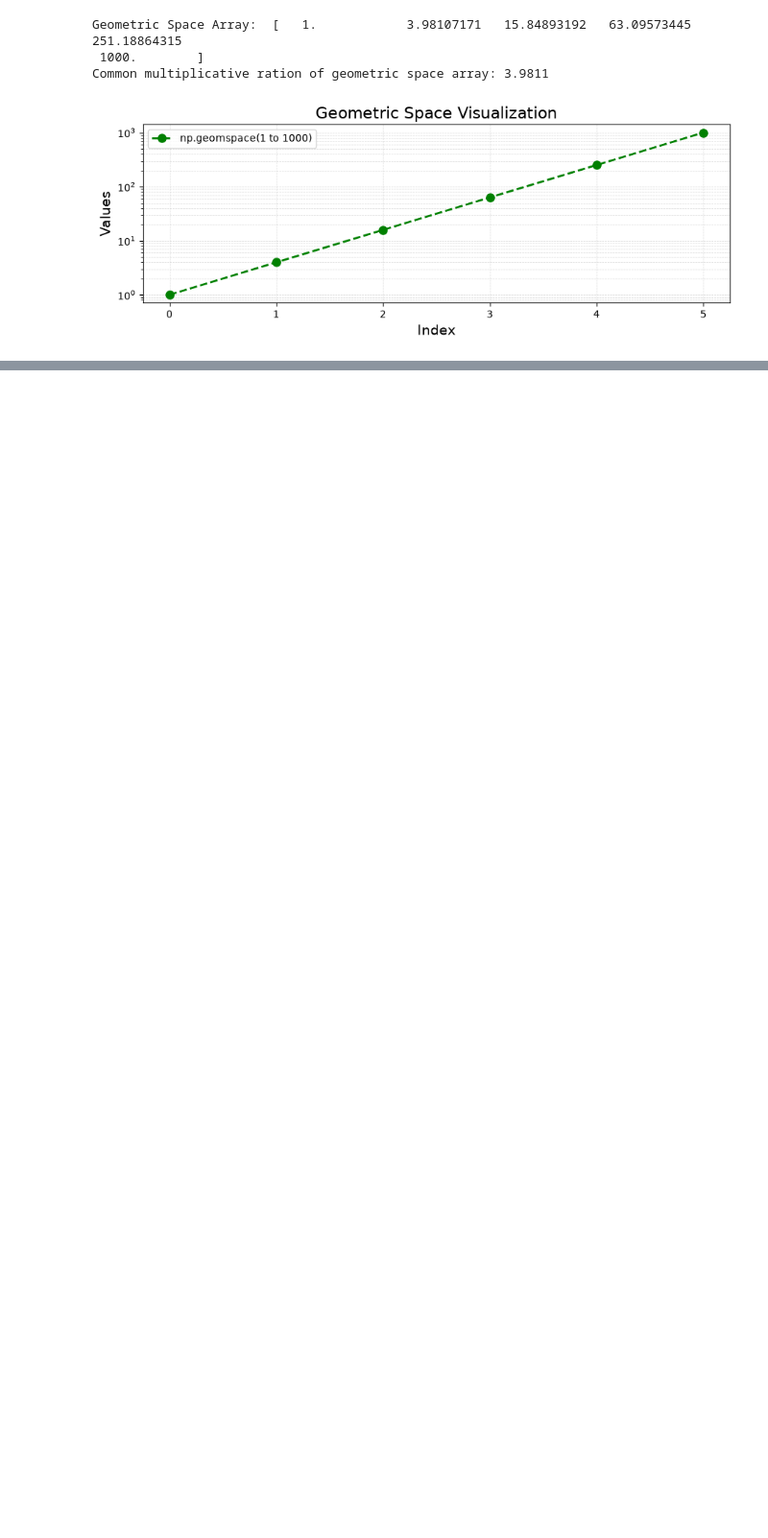
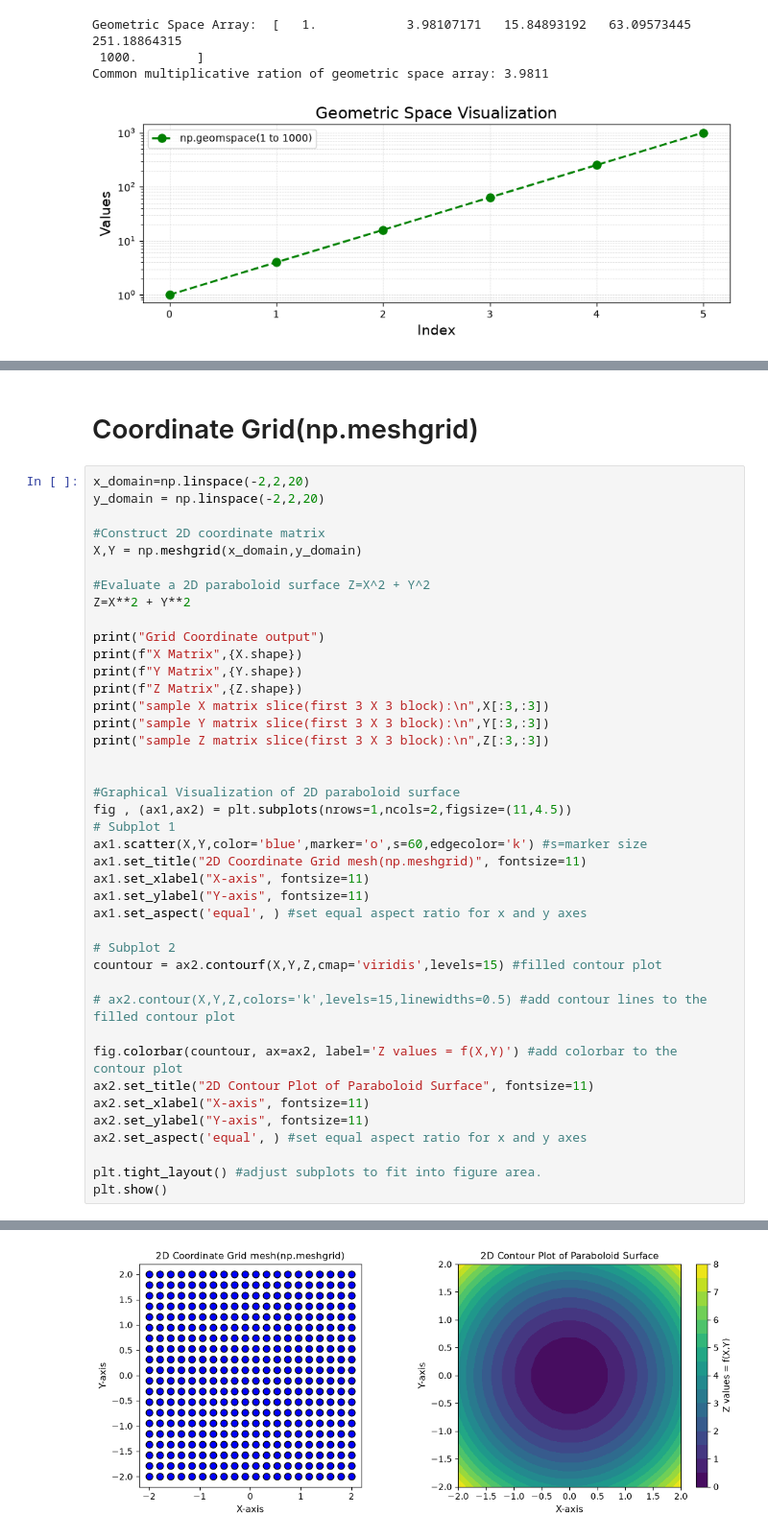
Before and after one commit to Suhanimehra/Data_analytics, a Jupyter notebook: day05/01.ipynb, the cells around one changed output, grey strips where cells are left out. Shown at 96% size. Cells and saved outputs as stored; diff of their text form; blank space fills up the shorter version.

```diff
--- a/day05/01.ipynb
+++ b/day05/01.ipynb
@@ -107,0 +143,44 @@ Common multiplicative ration of geometric space array: 3.9811
+# %% [markdown]
+# Coordinate Grid(np.meshgrid)
+# %%
+x_domain=np.linspace(-2,2,20)
+y_domain = np.linspace(-2,2,20)
+
+#Construct 2D coordinate matrix
+X,Y = np.meshgrid(x_domain,y_domain)
+
+#Evaluate a 2D paraboloid surface Z=X^2 + Y^2
+Z=X**2 + Y**2
+
+print("Grid Coordinate output")
+print(f"X Matrix",{X.shape})
+print(f"Y Matrix",{Y.shape})
+print(f"Z Matrix",{Z.shape})
+print("sample X matrix slice(first 3 X 3 block):\n",X[:3,:3])
+print("sample Y matrix slice(first 3 X 3 block):\n",Y[:3,:3])
+print("sample Z matrix slice(first 3 X 3 block):\n",Z[:3,:3])
+
+
+#Graphical Visualization of 2D paraboloid surface
+fig , (ax1,ax2) = plt.subplots(nrows=1,ncols=2,figsize=(11,4.5))
+# Subplot 1
+ax1.scatter(X,Y,color='blue',marker='o',s=60,edgecolor='k') #s=marker size
+ax1.set_title("2D Coordinate Grid mesh(np.meshgrid)", fontsize=11)
+ax1.set_xlabel("X-axis", fontsize=11)
+ax1.set_ylabel("Y-axis", fontsize=11)
+ax1.set_aspect('equal', ) #set equal aspect ratio for x and y axes
+
+# Subplot 2
+countour = ax2.contourf(X,Y,Z,cmap='viridis',levels=15) #filled contour plot
+
+# ax2.contour(X,Y,Z,colors='k',levels=15,linewidths=0.5) #add contour lines to the filled contour plot
+
+fig.colorbar(countour, ax=ax2, label='Z values = f(X,Y)') #add colorbar to the contour plot
+ax2.set_title("2D Contour Plot of Paraboloid Surface", fontsize=11)
+ax2.set_xlabel("X-axis", fontsize=11)
+ax2.set_ylabel("Y-axis", fontsize=11)
+ax2.set_aspect('equal', ) #set equal aspect ratio for x and y axes
+
+plt.tight_layout() #adjust subplots to fit into figure area.
+plt.show()
+# %% [output]
@@ -107,0 +203 @@ Common multiplicative ration of geometric space array: 3.9811
+[figure, added]
```
Also changed, not shown: parts of 3 cells of this notebook.
